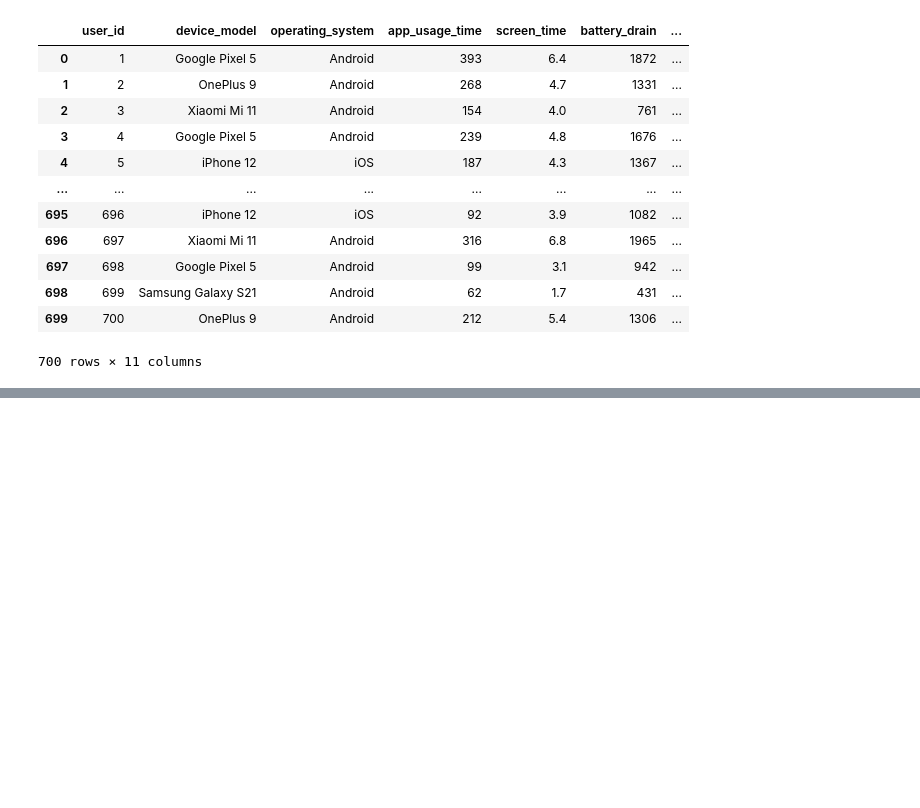
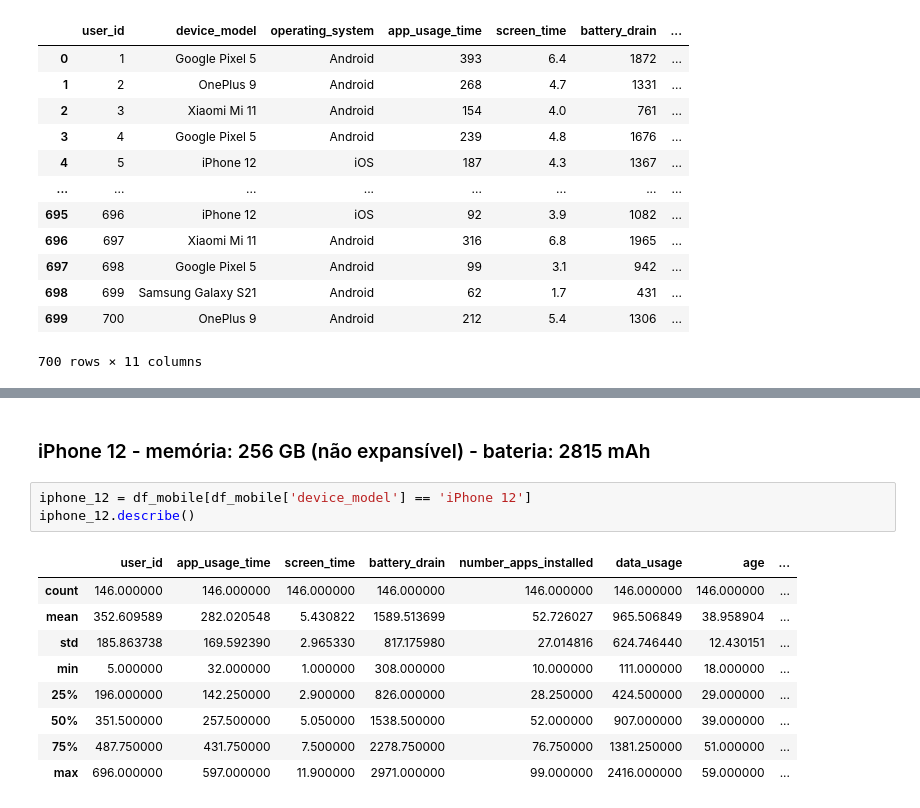
Before and after one commit to danielavescia/Mobile_Device_Usage, a Jupyter notebook: Mobile_Device_Usage.ipynb, the cells around one changed output, grey strips where cells are left out. Cells and saved outputs as stored; diff of their text form; blank space fills up the shorter version.

```diff
--- a/Mobile_Device_Usage.ipynb
+++ b/Mobile_Device_Usage.ipynb
@@ -88,0 +210,15 @@ display(df_mobile)
+# %% [markdown]
+### iPhone 12 - memória: 256 GB (não expansível) - bateria: 2815 mAh
+# %%
+iphone_12 = df_mobile[df_mobile['device_model'] == 'iPhone 12']
+iphone_12.describe()
+# %% [output]
+|  | user_id | app_usage_time | screen_time | battery_drain | number_apps_installed | data_usage | age | ... |
+| count | 146.000000 | 146.000000 | 146.000000 | 146.000000 | 146.000000 | 146.000000 | 146.000000 | ... |
+| mean | 352.609589 | 282.020548 | 5.430822 | 1589.513699 | 52.726027 | 965.506849 | 38.958904 | ... |
+| std | 185.863738 | 169.592390 | 2.965330 | 817.175980 | 27.014816 | 624.746440 | 12.430151 | ... |
+| min | 5.000000 | 32.000000 | 1.000000 | 308.000000 | 10.000000 | 111.000000 | 18.000000 | ... |
+| 25% | 196.000000 | 142.250000 | 2.900000 | 826.000000 | 28.250000 | 424.500000 | 29.000000 | ... |
+| 50% | 351.500000 | 257.500000 | 5.050000 | 1538.500000 | 52.000000 | 907.000000 | 39.000000 | ... |
+| 75% | 487.750000 | 431.750000 | 7.500000 | 2278.750000 | 76.750000 | 1381.250000 | 51.000000 | ... |
+| max | 696.000000 | 597.000000 | 11.900000 | 2971.000000 | 99.000000 | 2416.000000 | 59.000000 | ... |
```
Also changed, not shown: parts of 24 cells of this notebook.
